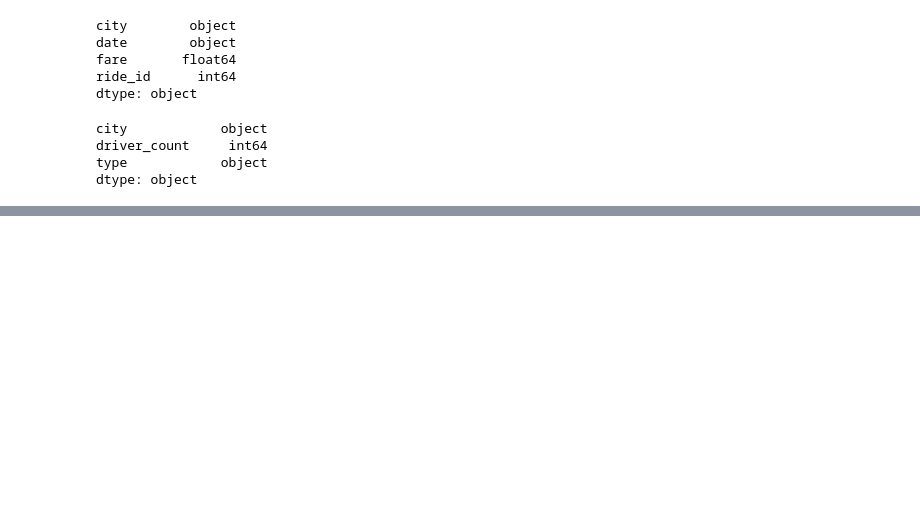
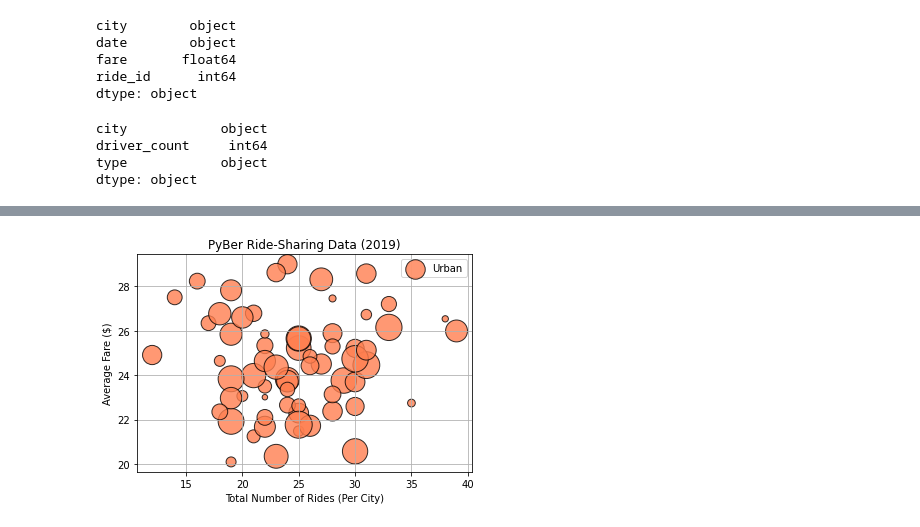
Before and after one commit to gabalita/PyBer_Analysis, a Jupyter notebook: PyBer Analysis.ipynb, the cells around one changed output, grey strips where cells are left out. Saved outputs shown, nothing was run; the diff lists cells and outputs as text; code cells hidden in the pictures; blank space fills up the shorter version.

Commit message:
Uploading scatter plot

```diff
--- a/PyBer Analysis.ipynb
+++ b/PyBer Analysis.ipynb
@@ -71,0 +97,7 @@ pyber_data_df.head()
+# %%
+# Because we're plotting the avg fare vs total # of rides for EACH CITY TYPE, we need to filter the dataframe on
+# Urban, Suburban, and Rural
+# Filter on urban, new_df = df[ df['column'] == conditional ]
+urban_cities_df = pyber_data_df[pyber_data_df['type'] == 'Urban']
+suburban_cities_df = pyber_data_df[pyber_data_df['type'] == 'Suburban']
+rural_cities_df = pyber_data_df[pyber_data_df['type'] == 'Rural']
@@ -71,0 +120,36 @@ pyber_data_df.head()
+# %%
+# Get the number of rides for each city type
+# We group by each city, and then count the number of rides
+# Ask TA is there any difference between urban_cities_df.groupby(by='city') or groupby(['city'])
+
+# My attempt: urban_ride_count = urban_cities_df.groupby(by='city')['fare'].mean() << need to put it AFTER mean
+urban_ride_count = urban_cities_df.groupby(by='city').count()['ride_id']
+suburban_ride_count = suburban_cities_df.groupby(['city']).count()['ride_id']
+rural_ride_count = rural_cities_df.groupby(['city']).count()['ride_id']
+# %%
+# Get average fare for each city
+urban_avg_fare = urban_cities_df.groupby(['city']).mean()['fare']
+rural_avg_fare = rural_cities_df.groupby(['city']).mean()['fare']
+suburban_avg_fare = suburban_cities_df.groupby(['city']).mean()['fare']
+# %%
+# To see how the rides and fare data stack are affected by the
+# average number of drivers for each city type.
+urban_driver_count = urban_cities_df.groupby(['city']).mean()['driver_count']
+suburban_driver_count = suburban_cities_df.groupby(['city']).mean()['driver_count']
+rural_driver_count = rural_cities_df.groupby(['city']).mean()['driver_count']
+# %%
+# Now we have 3 Series (x,y) + bubble size
+# Average fares for each city (y axis)
+# Total number of rides for each city (x axis)
+# Total driver count for each city (size of bubble)
+
+plt.scatter(urban_ride_count, urban_avg_fare, s=urban_driver_count*10,
+           edgecolor = 'black', linewidths=1, c='coral',
+           alpha=0.8, label='Urban') # s increases the size of the bubble
+plt.legend()
+plt.title('PyBer Ride-Sharing Data (2019)')
+plt.ylabel('Average Fare ($)')
+plt.xlabel('Total Number of Rides (Per City)')
+plt.grid(True)
+# %% [output]
+[figure, added]
```
Also changed, not shown: parts of 9 cells of this notebook, 1 other file.
